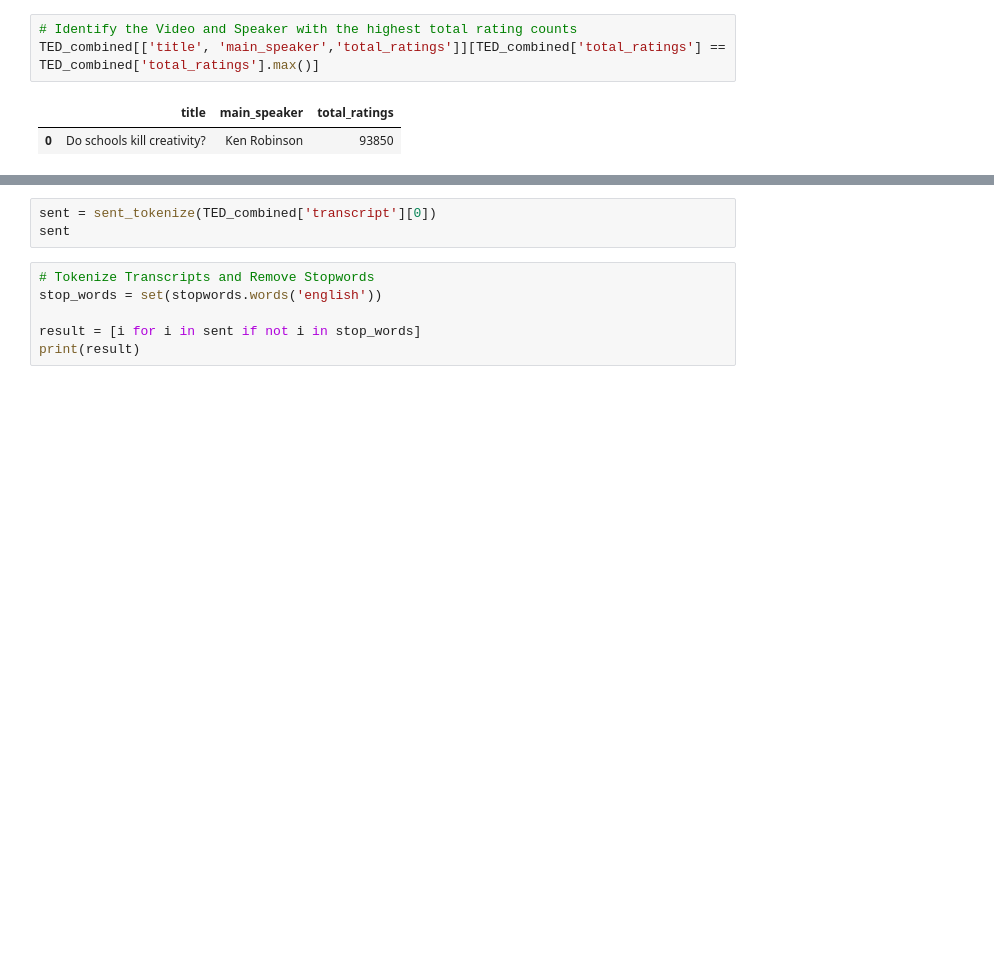
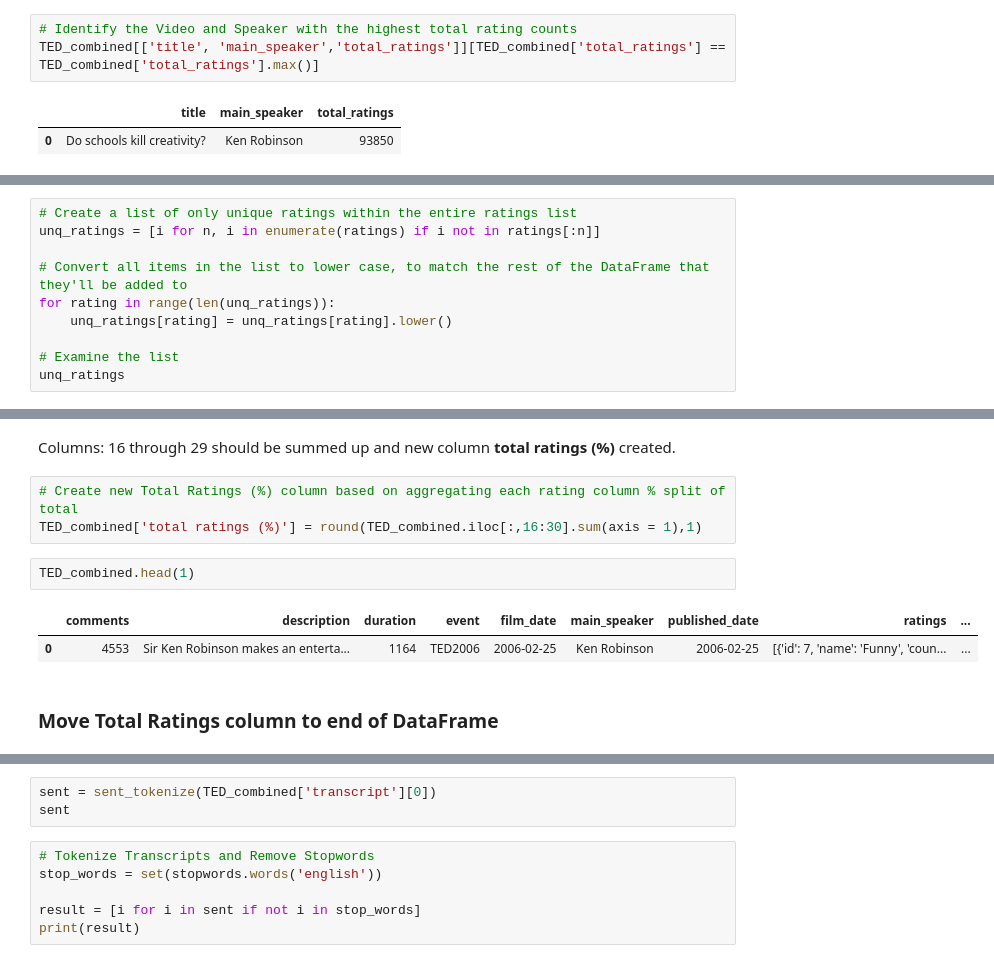
Before and after one commit to smeydell/Ted-Talk-NLP-Classification, a Jupyter notebook: Text NLP & Classification - Ted Talks.ipynb, the cells around one changed output, grey strips where cells are left out. Saved outputs shown, nothing was run; the diff lists cells and outputs as text; blank space fills up the shorter version.

```diff
--- a/Text NLP & Classification - Ted Talks.ipynb
+++ b/Text NLP & Classification - Ted Talks.ipynb
@@ -622,0 +633,10 @@ unq_ratings = [i for n, i in enumerate(ratings) if i not in ratings[:n]]
+# %%
+# Create a list of only unique ratings within the entire ratings list
+unq_ratings = [i for n, i in enumerate(ratings) if i not in ratings[:n]]
+
+# Convert all items in the list to lower case, to match the rest of the DataFrame that they'll be added to
+for rating in range(len(unq_ratings)):
+    unq_ratings[rating] = unq_ratings[rating].lower()
+
+# Examine the list
+unq_ratings
@@ -622,0 +729,12 @@ unq_ratings = [i for n, i in enumerate(ratings) if i not in ratings[:n]]
+# %% [markdown]
+Columns: 16 through 29 should be summed up and new column **total ratings (%)** created.
+# %%
+# Create new Total Ratings (%) column based on aggregating each rating column % split of total
+TED_combined['total ratings (%)'] = round(TED_combined.iloc[:,16:30].sum(axis = 1),1)
+# %%
+TED_combined.head(1)
+# %% [output]
+|  | comments | description | duration | event | film_date | main_speaker | published_date | ratings | ... |
+| 0 | 4553 | Sir Ken Robinson makes an enterta... | 1164 | TED2006 | 2006-02-25 | Ken Robinson | 2006-02-25 | [{'id': 7, 'name': 'Funny', 'coun... | ... |
+# %% [markdown]
+### Move Total Ratings column to end of DataFrame
```
Also changed, not shown: parts of 28 cells of this notebook.
